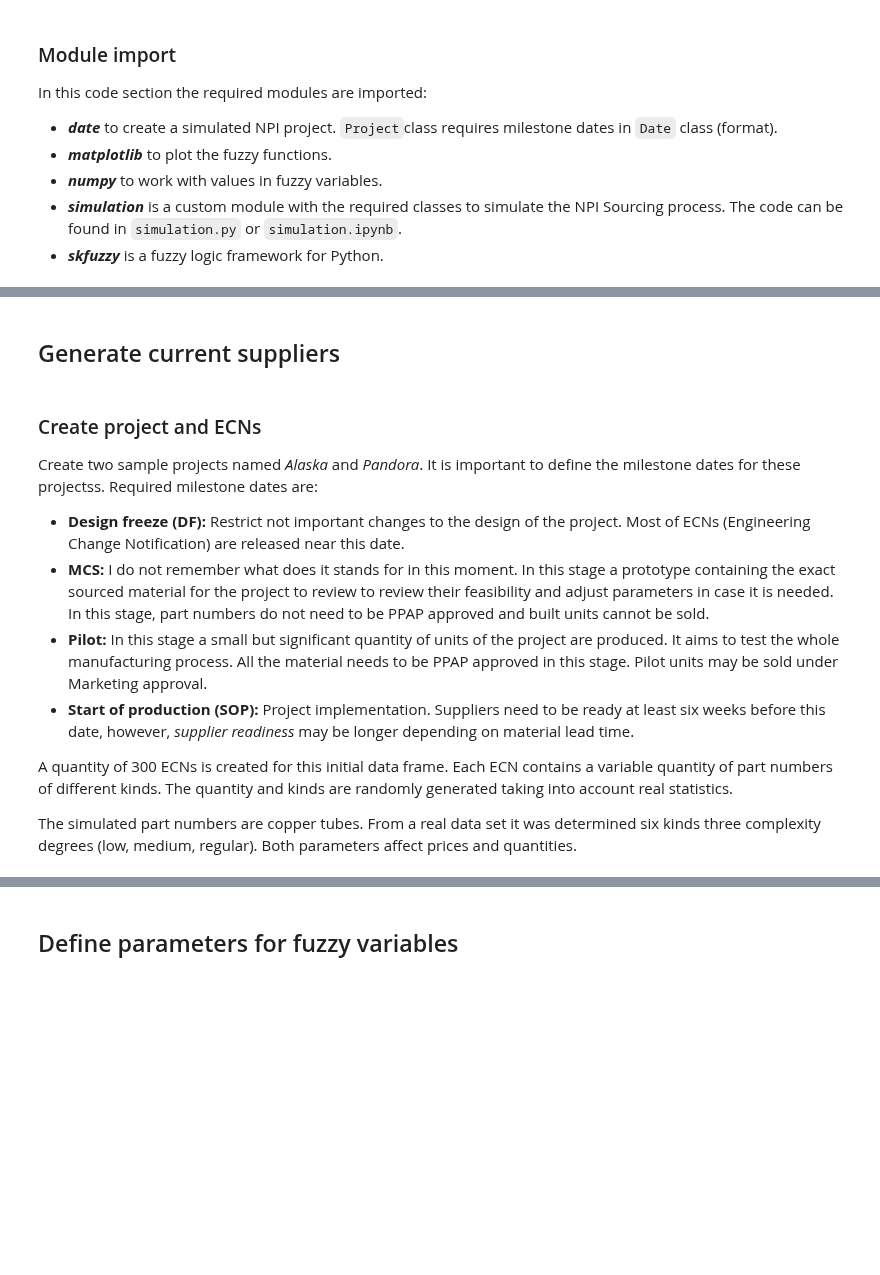
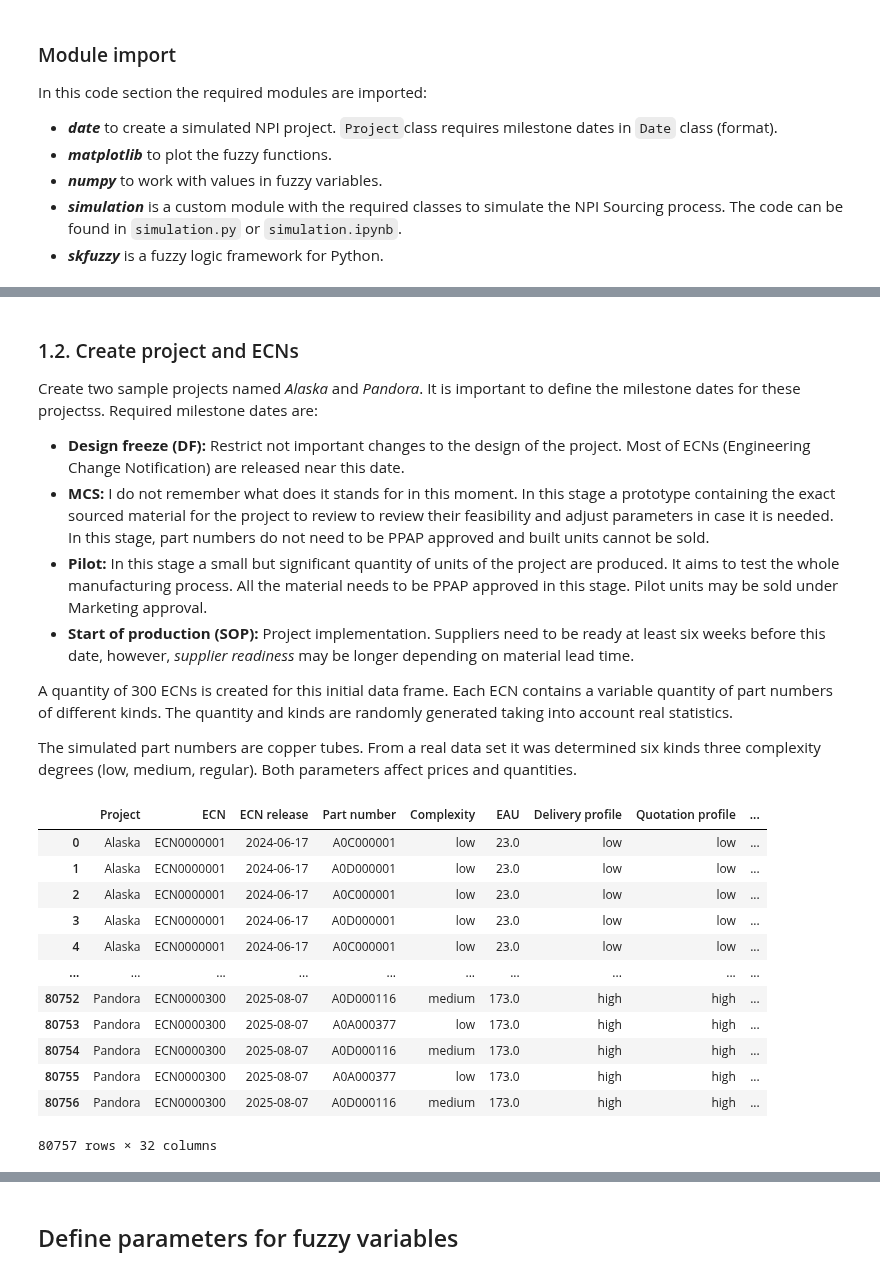
Before and after one commit to rubusarbaro/supplier-selection_fuzzy-logic_thesis, a Jupyter notebook: thesis.ipynb, the cells around one changed output, grey strips where cells are left out. Cells and saved outputs as stored; diff of their text form; code cells hidden in the pictures; blank space fills up the shorter version.

```diff
--- a/thesis.ipynb
+++ b/thesis.ipynb
@@ -50,7 +74,5 @@ env.add_supplier(estrella)
-# %% [markdown]
-## Generate current suppliers
 # %% [markdown]
-### Create project and ECNs
+### 1.2. Create project and ECNs
 Create two sample projects named *Alaska* and *Pandora*.
 It is important to define the milestone dates for these projectss. Required milestone dates are:
 * **Design freeze (DF):** Restrict not important changes to the design of the project. Most of ECNs (Engineering Change Notification) are released near this date.
@@ -64,20 +86,39 @@ The simulated part numbers are copper tubes. From a real data set it was determi
 # %%
 alaska = simulation.Project(
     name="Alaska",
     df_date=date(2024,5,10),
     mcs_date=date(2024,7,15),
     pilot_date=date(2024,9,1),
     sop_date=date(2025,1,27)
 )   # Create project Alaska.
 
 pandora = simulation.Project(
     name="Pandora",
     df_date=date(2025,8,19),
     mcs_date=date(2026,2,5),
     pilot_date=date(2026,4,23),
     sop_date=date(2026,6,26)
 )   # Create project Pandora.
 
 env.gen_ecns(alaska, 100)   # Create 100 ECNs for Alaska project.
 env.gen_ecns(pandora, 200)  # Create 200 ECNs for Pandora project.
+
+env.quote_all_ecns()
+env.gen_initial_item_master_df()
+
+env.item_master # Display all the dataframe, with no filters.
+# %% [output]
+|  | Project | ECN | ECN release | Part number | Complexity | EAU | Delivery profile | Quotation profile | ... |
+| 0 | Alaska | ECN0000001 | 2024-06-17 | A0C000001 | low | 23.0 | low | low | ... |
+| 1 | Alaska | ECN0000001 | 2024-06-17 | A0D000001 | low | 23.0 | low | low | ... |
+| 2 | Alaska | ECN0000001 | 2024-06-17 | A0C000001 | low | 23.0 | low | low | ... |
+| 3 | Alaska | ECN0000001 | 2024-06-17 | A0D000001 | low | 23.0 | low | low | ... |
+| 4 | Alaska | ECN0000001 | 2024-06-17 | A0C000001 | low | 23.0 | low | low | ... |
+| ... | ... | ... | ... | ... | ... | ... | ... | ... | ... |
+| 80752 | Pandora | ECN0000300 | 2025-08-07 | A0D000116 | medium | 173.0 | high | high | ... |
+| 80753 | Pandora | ECN0000300 | 2025-08-07 | A0A000377 | low | 173.0 | high | high | ... |
+| 80754 | Pandora | ECN0000300 | 2025-08-07 | A0D000116 | medium | 173.0 | high | high | ... |
+| 80755 | Pandora | ECN0000300 | 2025-08-07 | A0A000377 | low | 173.0 | high | high | ... |
+| 80756 | Pandora | ECN0000300 | 2025-08-07 | A0D000116 | medium | 173.0 | high | high | ... |
+80757 rows × 32 columns
 # %% [markdown]
```
Also changed, not shown: parts of 20 cells of this notebook, 1 other file.
